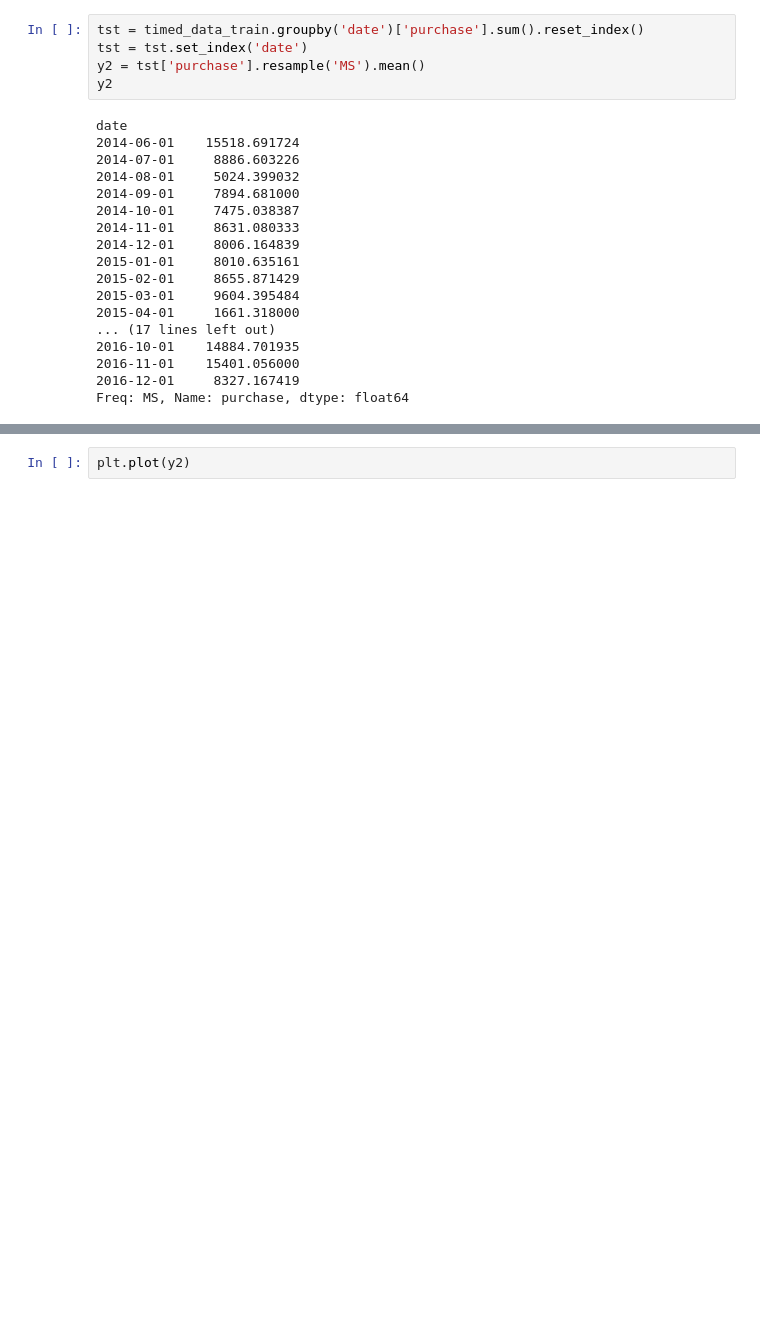
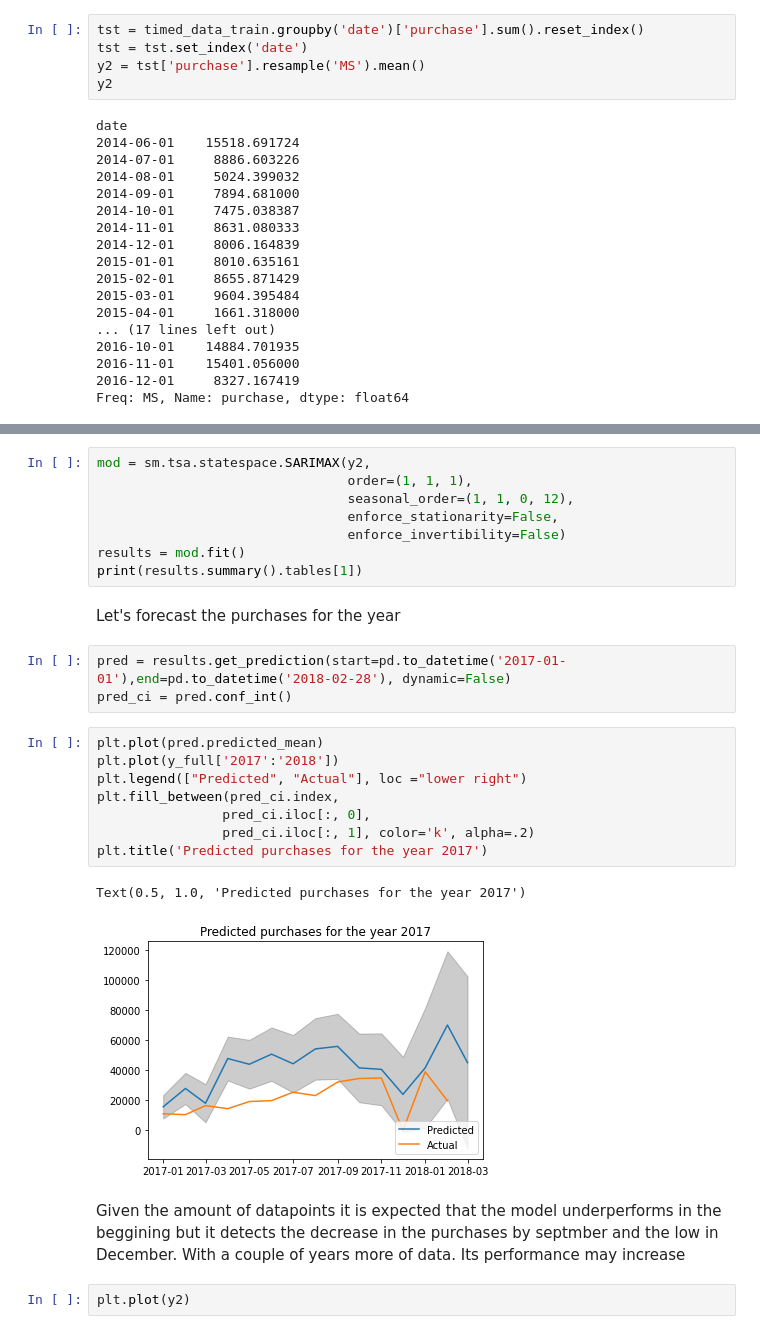
Before and after one commit to julioportellah/task2-financial-data, a Jupyter notebook: purchase_analysis.ipynb, the cells around one changed output, grey strips where cells are left out. Drawn from its saved outputs; the diff is of its cells as text; blank space fills up the shorter version.

```diff
--- a/purchase_analysis.ipynb
+++ b/purchase_analysis.ipynb
@@ -344,3 +372,29 @@ Freq: MS, Name: purchase, dtype: float64
+# %%
+mod = sm.tsa.statespace.SARIMAX(y2,
+                                order=(1, 1, 1),
+                                seasonal_order=(1, 1, 0, 12),
+                                enforce_stationarity=False,
+                                enforce_invertibility=False)
+results = mod.fit()
+print(results.summary().tables[1])
+# %% [markdown]
+Let's forecast the purchases for the year
+# %%
+pred = results.get_prediction(start=pd.to_datetime('2017-01-01'),end=pd.to_datetime('2018-02-28'), dynamic=False)
+pred_ci = pred.conf_int()
+# %%
+plt.plot(pred.predicted_mean)
+plt.plot(y_full['2017':'2018'])
+plt.legend(["Predicted", "Actual"], loc ="lower right")
+plt.fill_between(pred_ci.index,
+                pred_ci.iloc[:, 0],
+                pred_ci.iloc[:, 1], color='k', alpha=.2)
+plt.title('Predicted purchases for the year 2017')
+# %% [output]
+Text(0.5, 1.0, 'Predicted purchases for the year 2017')
+[figure, added]
+# %% [markdown]
+Given the amount of datapoints it is expected that the model underperforms in the beggining but it detects the decrease in the purchases by septmber and the low in December. With a couple of years more of data. Its performance may increase
 # %%
 plt.plot(y2)
 # %% [output]
```
Also changed, not shown: parts of 5 cells of this notebook.
